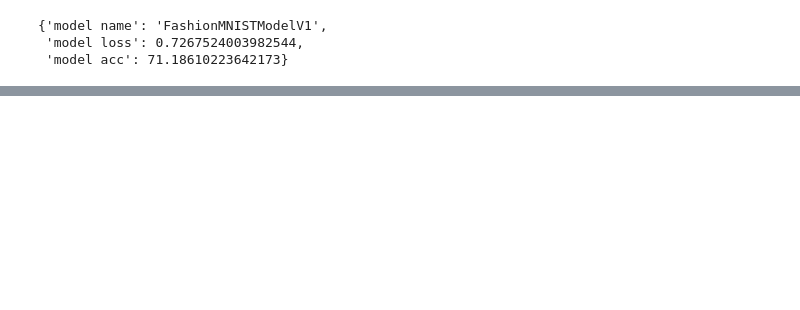
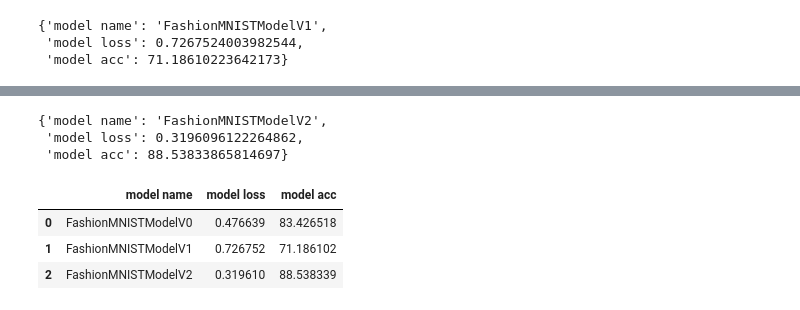
Before and after one commit to govind527/Pytorch_Practice, a Jupyter notebook: pytorch_computer_vision.ipynb, the cells around one changed output, grey strips where cells are left out. Cells and saved outputs as stored; diff of their text form; code cells hidden in the pictures; blank space fills up the shorter version.

```diff
--- a/pytorch_computer_vision.ipynb
+++ b/pytorch_computer_vision.ipynb
@@ -498,7 +498,7 @@ def train_step(model:nn.Module,
 def test_step(model:nn.Module,
                data_loader:torch.utils.data.DataLoader,
                loss_fn:torch.nn.Module,
-               optimizer:torch.optim.Optimizer,
+               #optimizer:torch.optim.Optimizer,
                accuracy_fn,
                device:torch.device=device):
 
@@ -606,0 +721,27 @@ model_0_results
+# %%
+torch.manual_seed(42)
+torch.cuda.manual_seed(42)
+
+from timeit import default_timer as timer
+
+train_time_start_model_2=timer()
+
+epochs=3
+for epoch in tqdm(range(epochs)):
+  print(f"Epoch: {epoch} \n ---->")
+  train_step(model=model_2,
+             data_loader=train_dataloader,
+             loss_fn=loss_fn,
+             optimizer=optimizer,
+             accuracy_fn=accuracy_fn,
+             device=device)
+  test_step(model=model_2,
+             data_loader=test_dataloader,
+             loss_fn=loss_fn,
+             accuracy_fn=accuracy_fn,
+             device=device)
+
+train_time_end_model_2=timer()
+total_train_time_model_2=print_train_time(start=train_time_start_model_2,
+                                          end=train_time_end_model_2,
+                                          device=device)
@@ -606,0 +762,25 @@ model_0_results
+# %%
+model_2_results=eval_model(model=model_2,
+                           data_loader=test_dataloader,
+                           loss_fn=loss_fn,
+                           accuracy_fn=accuracy_fn,
+                           device=device)
+
+model_2_results
+# %% [output]
+{'model name': 'FashionMNISTModelV2',
+ 'model loss': 0.3196096122264862,
+ 'model acc': 88.53833865814697}
+# %%
+import pandas as pd
+compare_results=pd.DataFrame([model_0_results,
+                              model_1_results,
+                              model_2_results
+                              ])
+
+compare_results
+# %% [output]
+|  | model name | model loss | model acc |
+| 0 | FashionMNISTModelV0 | 0.476639 | 83.426518 |
+| 1 | FashionMNISTModelV1 | 0.726752 | 71.186102 |
+| 2 | FashionMNISTModelV2 | 0.319610 | 88.538339 |
```
Also changed, not shown: parts of 21 cells of this notebook.
